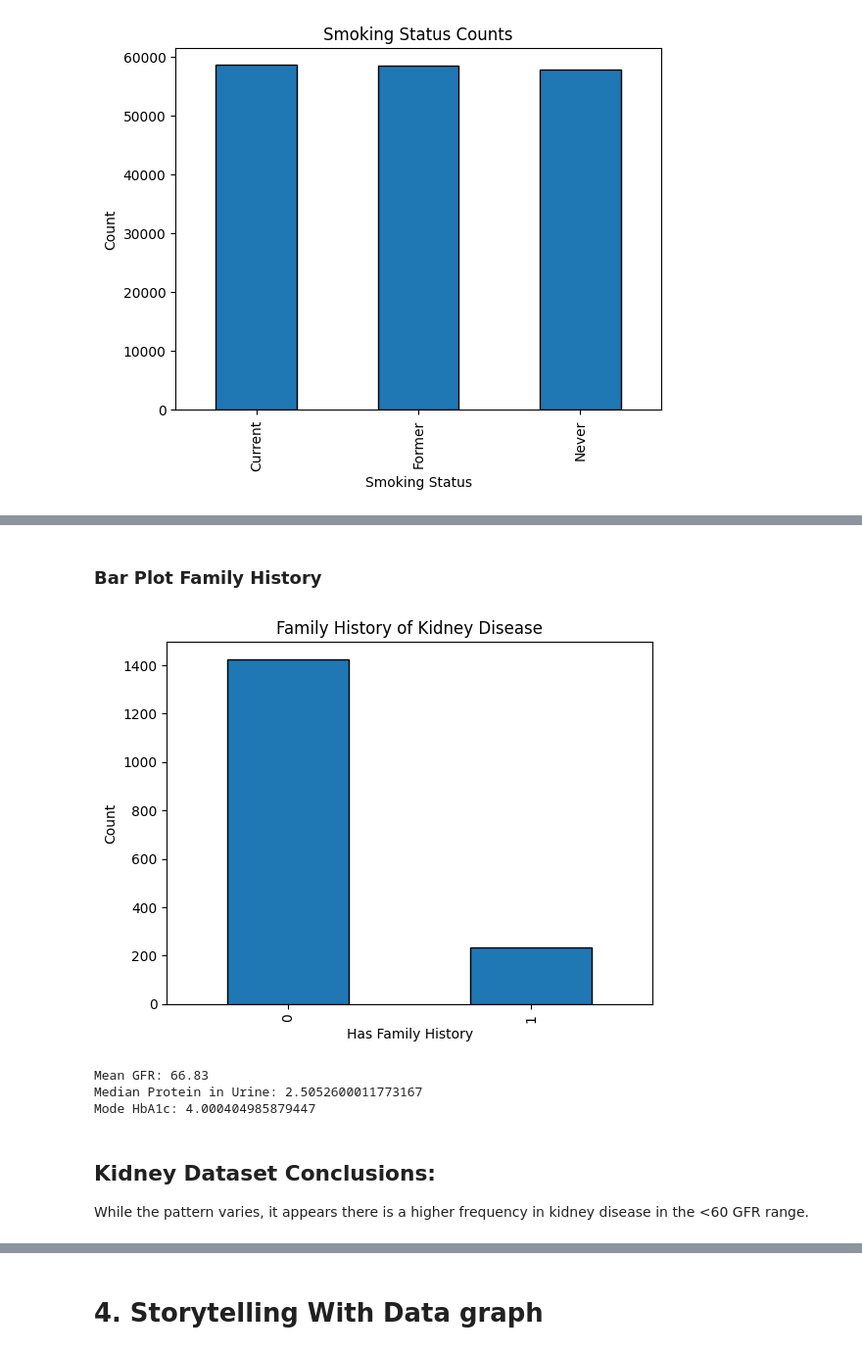
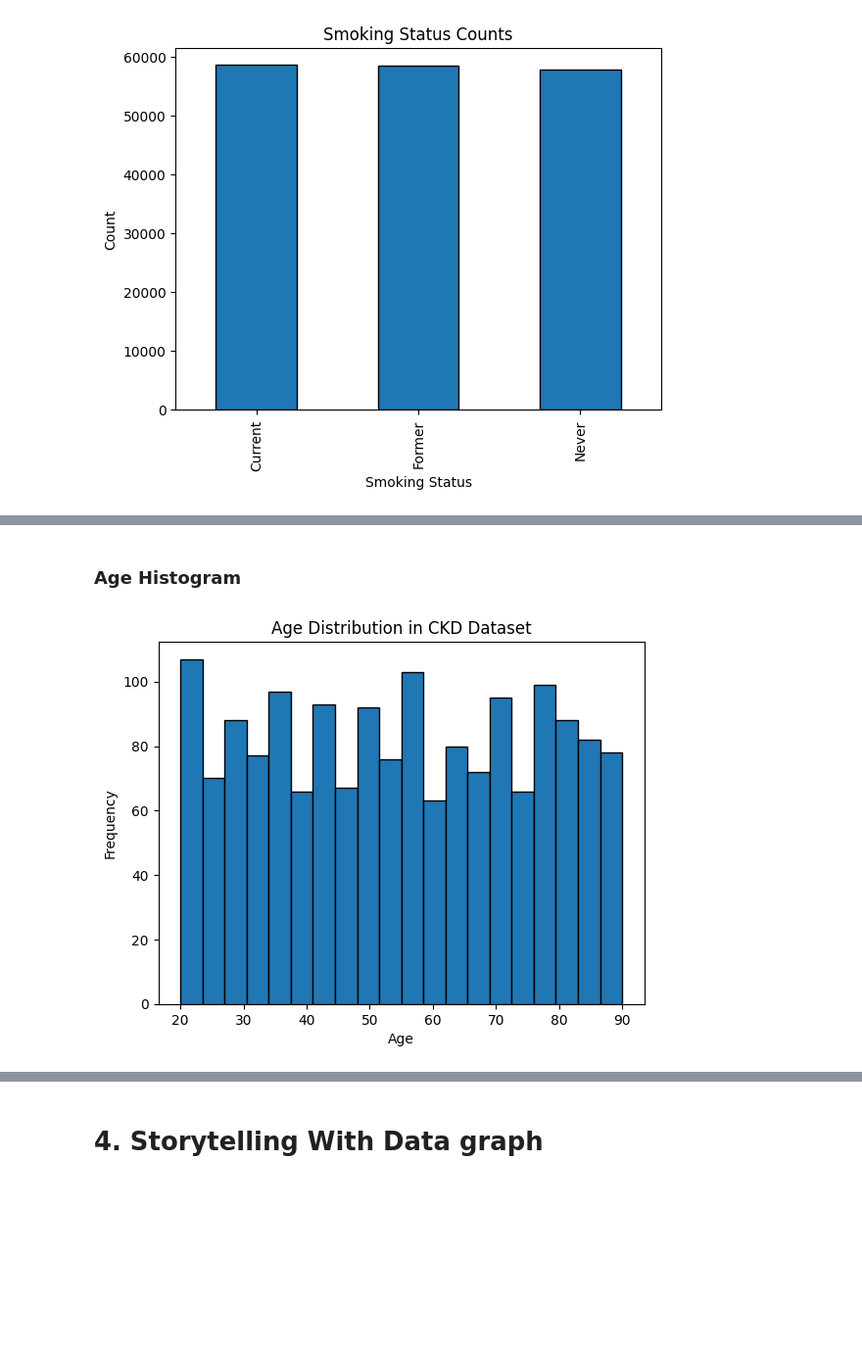
Before and after one commit to ellethibedeau/Mod2-ElleThibedeau, a Jupyter notebook: Week4.ipynb, the cells around one changed output, grey strips where cells are left out. Shown: that part at 98% size. Cells and saved outputs as stored; diff of their text form; code cells hidden in the pictures; blank space fills up the shorter version.

```diff
--- a/Week4.ipynb
+++ b/Week4.ipynb
@@ -256,21 +274,10 @@ if "Diagnosis" in df_kidney.columns:
-# %% [markdown]
-### Bar Plot Family History
-# %%
-df_kidney["FamilyHistoryKidneyDisease"].value_counts().plot(kind="bar", edgecolor='black')
-plt.title("Family History of Kidney Disease")
-plt.xlabel("Has Family History")
-plt.ylabel("Count")
-plt.show()
-# %% [output]
-[figure, removed]
-# %%
-print("Mean GFR:", round(df_kidney["GFR"].mean(), 2))
-print("Median Protein in Urine:", df_kidney["ProteinInUrine"].median())
-print("Mode HbA1c:", df_kidney["HbA1c"].mode()[0])
-# %% [output]
-Mean GFR: 66.83
-Median Protein in Urine: 2.5052600011773167
-Mode HbA1c: 4.000404985879447
-# %% [markdown]
-## Kidney Dataset Conclusions:
-While the pattern varies, it appears there is a higher frequency in kidney disease in the <60 GFR range.
+# %% [markdown]
+### Age Histogram
+# %%
+plt.hist(df_kidney["Age"], bins=20, edgecolor='black')
+plt.title("Age Distribution in CKD Dataset")
+plt.xlabel("Age")
+plt.ylabel("Frequency")
+plt.show()
+# %% [output]
+[figure, added]
```
Also changed, not shown: parts of 47 cells of this notebook, 4 other files.
